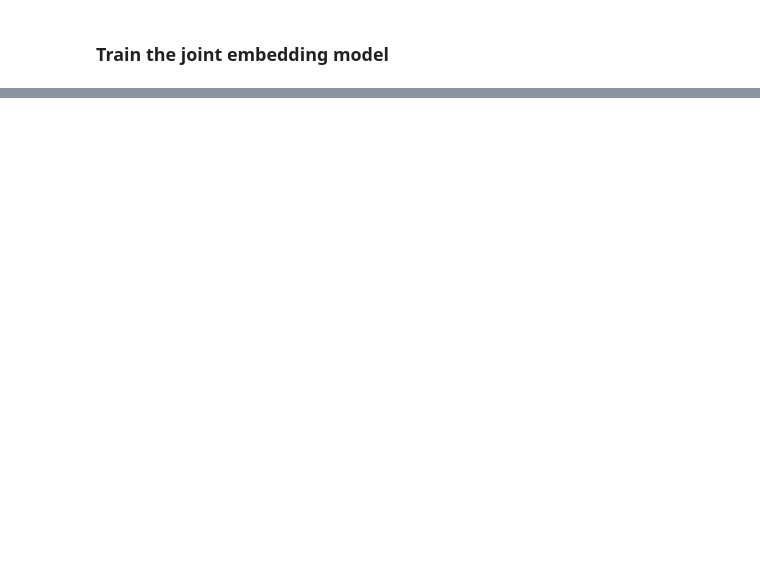
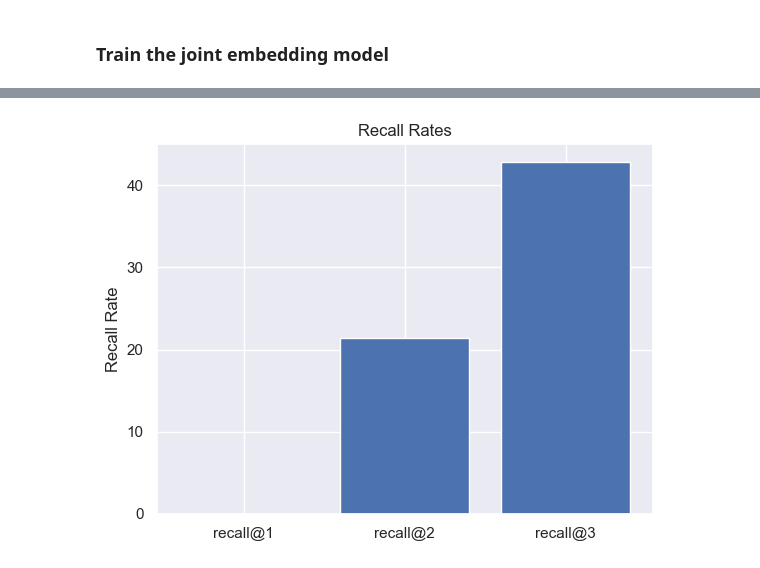
Before and after one commit to erikssommer/xai-concept-methods-drl, a Jupyter notebook: notebooks/joint_embedding_model.ipynb, the cells around one changed output, grey strips where cells are left out. Cells and saved outputs as stored; diff of their text form; code cells hidden in the pictures; blank space fills up the shorter version.

```diff
--- a/notebooks/joint_embedding_model.ipynb
+++ b/notebooks/joint_embedding_model.ipynb
@@ -151,0 +139,89 @@ Epoch 10/10
+# %%
+# Import necessary modules
+from sklearn.manifold import TSNE
+import seaborn as sns
+import colorcet as cc
+from jem import data
+
+# Define necessary variables
+explanation_list = data.get_explanation_list()
+confusion_matrix = data.init_confusion_matrix()
+encoded_explanations = [data.convert_explanation_to_integers(explanation, vocab, max_sent_len) for explanation in (explanation_list)]
+
+gt_dict = {'null':0, 'one_eye': 0, 'two_eyes':0, 'center_dominance':0, 'area_advantage':0}
+
+explanation_predictions = []
+predicted_explanation_embeddings = []
+predicted_state_embeddings = []
+
+recall_at_1 = 0
+recall_at_2 = 0
+recall_at_3 = 0
+
+count_ignore = 0
+
+# Get the embeddings
+# The TSN-E visualizations is created using the models’ training dataset.
+for i in range(len(test_states)):
+    if test_labels[i] == 1:
+        # Skip the misaligned datacases
+        count_ignore += 1
+        continue
+
+    l2_norm_arr = []
+
+    total_state_embeddings = []
+    total_explanation_embeddings = []
+
+    for j, explination in enumerate(explanation_list):
+        get_j_encoded_explanation = data.convert_explanation_to_integers(explination, vocab, max_sent_len)
+
+        state_embed, exp_embed, _ = jem.predict(test_states[i], test_explanations[i])
+        total_state_embeddings.append(state_embed)
+        # Get the explination converted to a string
+        total_explanation_embeddings.append(exp_embed)
+
+        # Calculate the L2 norm
+        differences = state_embed - exp_embed
+        l2_norm = np.linalg.norm(differences, axis=1, ord=2)
+        l2_norm_arr.append(l2_norm)
+
+    min_values = sorted(range(len(l2_norm_arr)), key = lambda sub: l2_norm_arr[sub])[:3]
+    predicted_index = np.argmin(np.array(l2_norm_arr))
+
+    gt_key = data.convert_integers_to_explanations(test_explanations[i], vocab)
+    key_at_1 = data.convert_integers_to_explanations(encoded_explanations[min_values[0]], vocab)
+    key_at_2 = data.convert_integers_to_explanations(encoded_explanations[min_values[1]], vocab)
+    key_at_3 = data.convert_integers_to_explanations(encoded_explanations[min_values[2]], vocab)
+
+    gt_dict[gt_key] += 1
+    confusion_matrix[gt_key][key_at_1] += 1
+    if gt_key == key_at_1:
+        recall_at_1 += 1
+    if gt_key == key_at_1 or gt_key == key_at_2:
+        recall_at_2 += 1
+    if gt_key == key_at_1 or gt_key == key_at_2 or gt_key == key_at_3:
+        recall_at_3 += 1
+
+    explanation_predictions.append(data.translate_explanation(explanation_list[predicted_index]))
+    predicted_explanation_embeddings.append(total_explanation_embeddings[predicted_index])
+    predicted_state_embeddings.append(total_state_embeddings[predicted_index])
+
+recall_at_1_percent = round((recall_at_1/float(len(test_states) - count_ignore)) * 100, 2)
+recall_at_2_percent = round((recall_at_2/float(len(test_states) - count_ignore)) * 100, 2)
+recall_at_3_percent = round((recall_at_3/float(len(test_states) - count_ignore)) * 100, 2)
+
+print("concept breakdown: " + str(gt_dict))
+print("\n")
+print("--- Test Results ---")
+print(f"recall@1: {recall_at_1_percent}%")
+print(f"recall@2: {recall_at_2_percent}%")
+print(f"recall@3: {recall_at_3_percent}%")
+
+# Plot the recall rates
+fig, ax = plt.subplots()
+ax.bar(['recall@1', 'recall@2', 'recall@3'], [recall_at_1_percent, recall_at_2_percent, recall_at_3_percent])
+ax.set_ylabel('Recall Rate')
+ax.set_title('Recall Rates')
+plt.show()
+# %% [output]
@@ -151,0 +235 @@ Epoch 10/10
+[figure, added]
```
Also changed, not shown: parts of 6 cells of this notebook.
